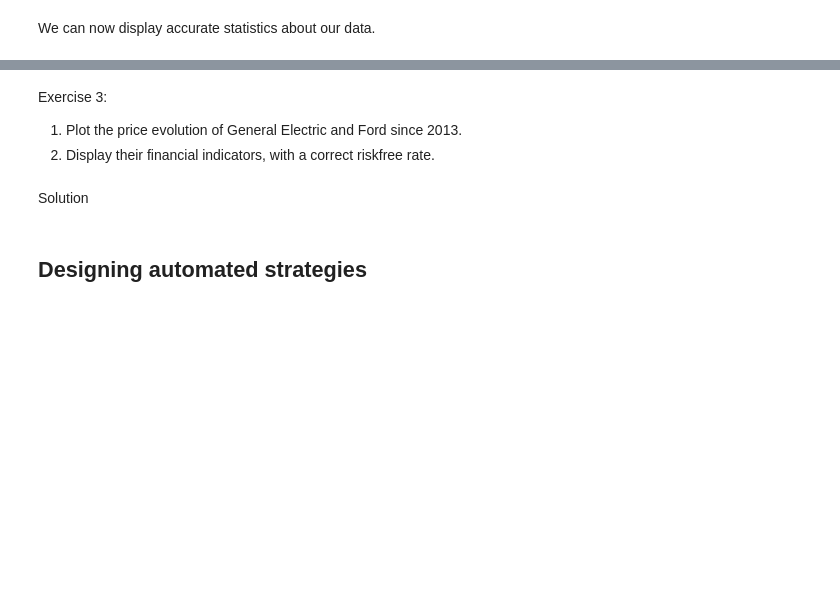
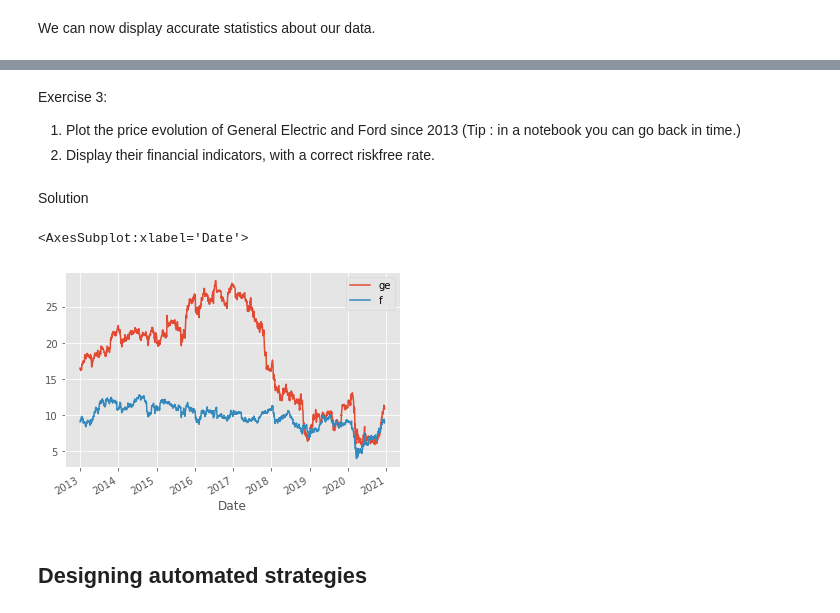
Before and after one commit to nicolasmauhe/computational_finance, a Jupyter notebook: course.ipynb, the cells around one changed output, grey strips where cells are left out. Saved outputs shown, nothing was run; the diff lists cells and outputs as text; code cells hidden in the pictures; blank space fills up the shorter version.

```diff
--- a/course.ipynb
+++ b/course.ipynb
@@ -56,8 +74,8 @@ bt.get?
 # %% [markdown]
 This is a bit "raw", but it can be useful. Another solution is to check the [package documentation](http://pmorissette.github.io/bt/index.html). Here is how to use `bt.get()`:
 # %%
-equity_list = ['AAPL', 'MCD', 'MSFT', 'F']
-beginning = '2017-01-01'
+equity_list = ['AAPL', 'MCD', 'MSFT', 'F', 'GE']
+beginning = '2010-01-01'
 # %%
 data = bt.get(equity_list, start=beginning)
 data.plot()
@@ -206,6 +336,6 @@ stats.display()
 # %% [markdown]
 Exercise 3:
-1. Plot the price evolution of General Electric and Ford since 2013.
+1. Plot the price evolution of General Electric and Ford since 2013 (Tip : in a notebook you can go back in time.)
 2. Display their financial indicators, with a correct riskfree rate.
 # %% [markdown]
 Solution
@@ -214,3 +342,9 @@ Solution
+# %%
+# 1
+data['2013-01':][['ge', 'f']].plot()
+# %% [output]
+<AxesSubplot:xlabel='Date'>
+[figure, added]
 # %%
 # 2
 # %% [markdown]
```
Also changed, not shown: parts of 94 cells of this notebook, 3 other files.
